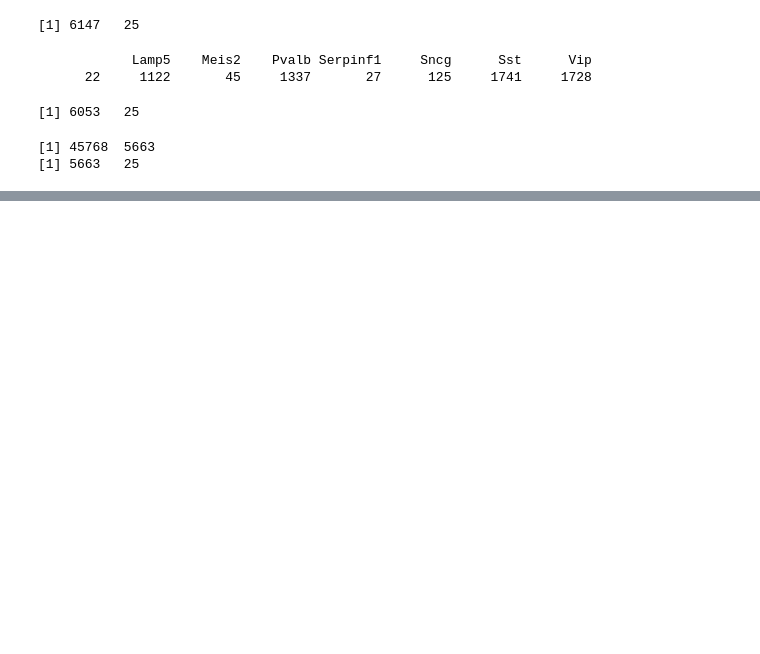
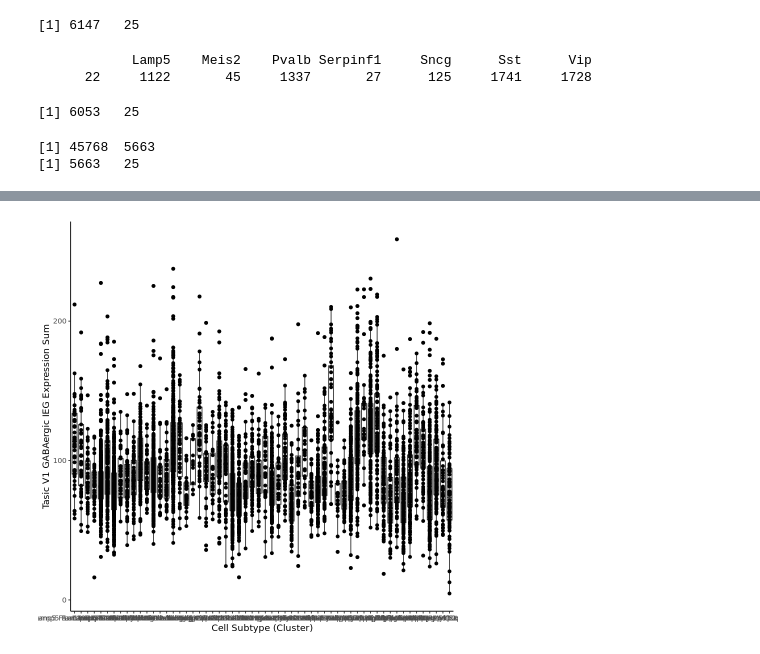
Before and after one commit to AngCamp/PavLabEngrams, a Jupyter notebook: IEG_gradients/HrvatinandTasicGradient.ipynb, the cells around one changed output, grey strips where cells are left out. Saved outputs shown, nothing was run; the diff lists cells and outputs as text; code cells hidden in the pictures; blank space fills up the shorter version.

```diff
--- a/IEG_gradients/HrvatinandTasicGradient.ipynb
+++ b/IEG_gradients/HrvatinandTasicGradient.ipynb
@@ -524,0 +917,10 @@ getwd()
+# %%
+p <- tasic2018v1_inhibitory.meta %>% ggplot(aes(x=cell_cluster, y=iegsum_activity)) +
+  geom_boxplot() +
+  geom_point()+
+  xlab('Cell Subtype (Cluster)')+
+  ylab('Tasic V1 GABAergic IEG Expression Sum')+
+  theme_classic()
+p
+# %% [output]
+[figure, added]
```
Also changed, not shown: parts of 132 cells of this notebook, 5 other files.
